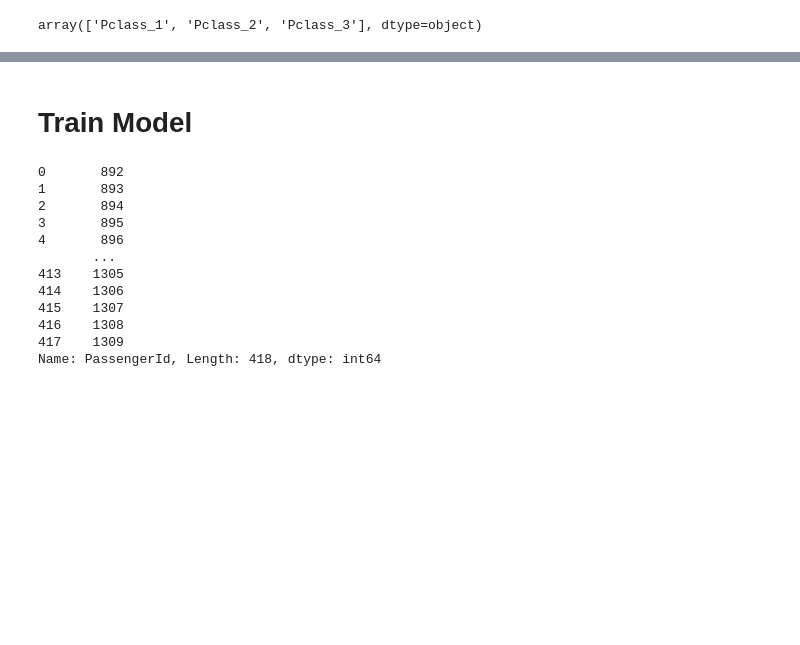
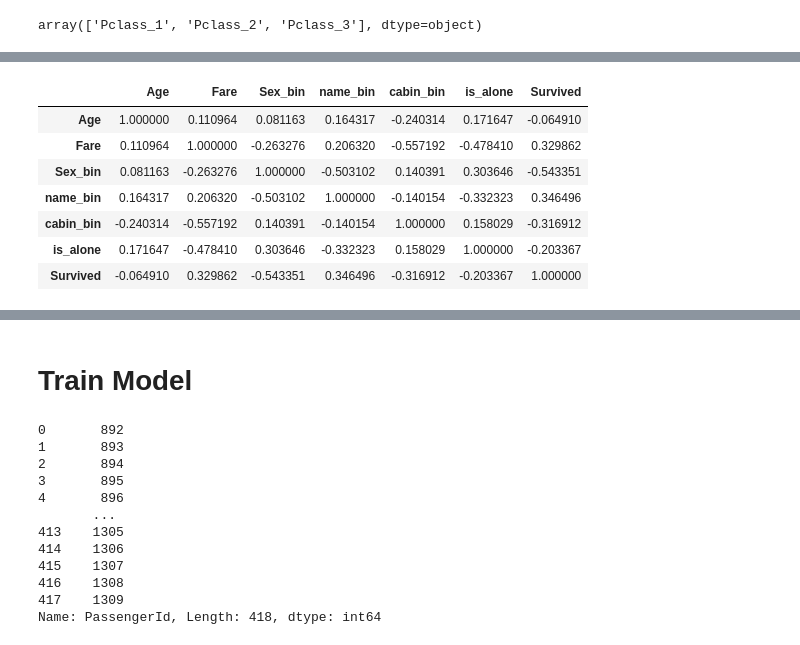
Before and after one commit to 9mithun9/Titanic-Survival-Model, a Jupyter notebook: titanic-survival.ipynb, the cells around one changed output, grey strips where cells are left out. Drawn from its saved outputs; the diff is of its cells as text; code cells hidden in the pictures; blank space fills up the shorter version.

```diff
--- a/titanic-survival.ipynb
+++ b/titanic-survival.ipynb
@@ -580,0 +223,11 @@ target_col = 'Survived'
+# %%
+titanic_df[['Age','Fare', 'Sex_bin', 'name_bin', 'cabin_bin','is_alone', 'Survived']].corr()
+# %% [output]
+|  | Age | Fare | Sex_bin | name_bin | cabin_bin | is_alone | Survived |
+| Age | 1.000000 | 0.110964 | 0.081163 | 0.164317 | -0.240314 | 0.171647 | -0.064910 |
+| Fare | 0.110964 | 1.000000 | -0.263276 | 0.206320 | -0.557192 | -0.478410 | 0.329862 |
+| Sex_bin | 0.081163 | -0.263276 | 1.000000 | -0.503102 | 0.140391 | 0.303646 | -0.543351 |
+| name_bin | 0.164317 | 0.206320 | -0.503102 | 1.000000 | -0.140154 | -0.332323 | 0.346496 |
+| cabin_bin | -0.240314 | -0.557192 | 0.140391 | -0.140154 | 1.000000 | 0.158029 | -0.316912 |
+| is_alone | 0.171647 | -0.478410 | 0.303646 | -0.332323 | 0.158029 | 1.000000 | -0.203367 |
+| Survived | -0.064910 | 0.329862 | -0.543351 | 0.346496 | -0.316912 | -0.203367 | 1.000000 |
```
Also changed, not shown: parts of 74 cells of this notebook.
